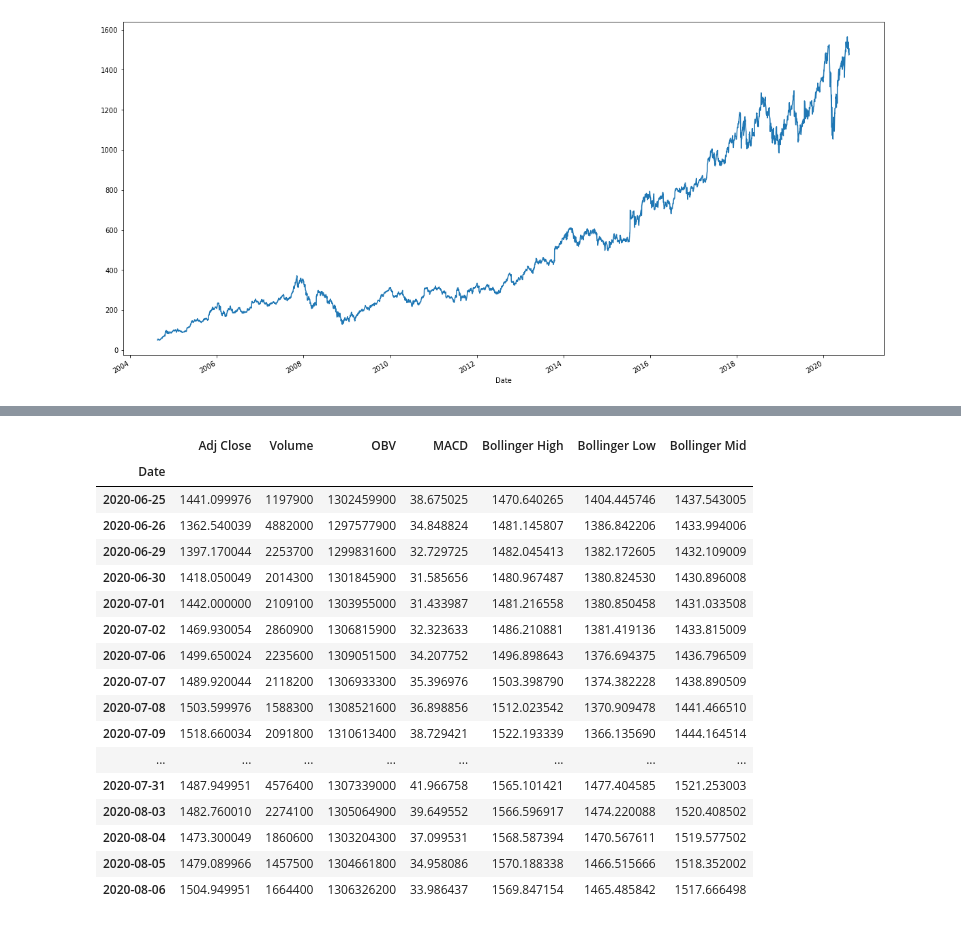
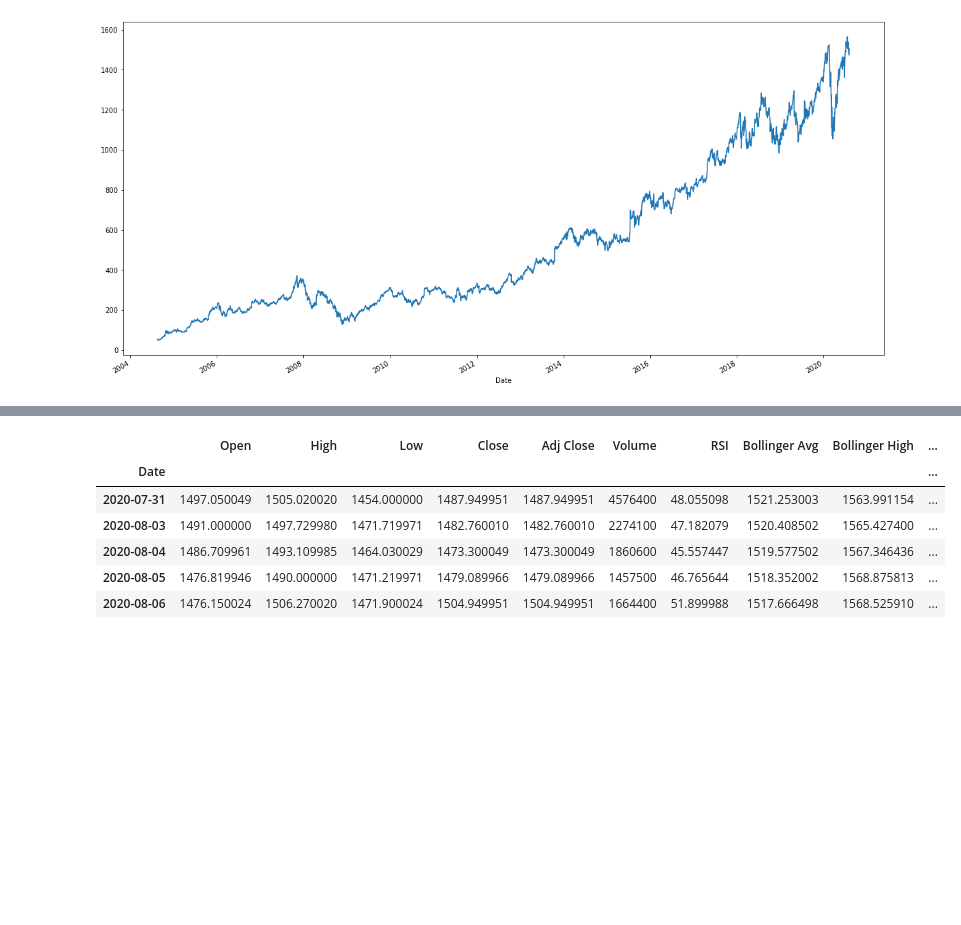
Before and after one commit to jcodedata13/Springboard, a Jupyter notebook: Capstone Two Project - Stock Prediction Time Series.ipynb, the cells around one changed output, grey strips where cells are left out. Saved outputs shown, nothing was run; the diff lists cells and outputs as text; code cells hidden in the pictures; blank space fills up the shorter version.

```diff
--- a/Capstone Two Project - Stock Prediction Time Series.ipynb
+++ b/Capstone Two Project - Stock Prediction Time Series.ipynb
@@ -93,12 +62,0 @@ bollinger_band(df,'Adj Close')
-# %%
-#MACD Functiom Moving Average Convergence Divergence (MACD) is calculated by subtracting the 26-period exponential moving average (EMA) from the 12-period EMA.
-#Along with the MACD line (from subtracting the 12 period EMA from the 16 period EMA) the chart commonly will include a signal
-#line plotted on top of the MACD. This signal line is a 9 day EMA of the MACD
-def MACD(df,col):
-    exp12 = df[col].ewm(12,adjust=False).mean()
-    exp26 = df[col].ewm(26,adjust=False).mean()
-
-    macd = exp12 - exp26
-    return macd
-
-MACD(df,'Adj Close')
@@ -169,5 +62,0 @@ OBV(df,'Adj Close','Volume','2004-09-22','2004-11-30')
-# %%
-#adding indicators to dataframe
-df['OBV'] = OBV(df,'Adj Close','Volume','2004-08-19','2020-08-06')
-df['MACD'] = MACD(df,'Adj Close')
-df[['Bollinger High','Bollinger Low','Bollinger Mid']] = bollinger_band(df,'Adj Close')
@@ -190,21 +68,26 @@ See the caveats in the documentation: https://pandas.pydata.org/pandas-docs/stab
+# %%
+rsi_indicator = RSIIndicator(close=df['Adj Close'])
+bollinger_band_indicator = BollingerBands(close=df['Adj Close'])
+macd_indicator = MACD(df['Adj Close'])
+adx_indicator = ADXIndicator(high=df['High'],low=df['Low'],close=df['Adj Close'])
+aroon_indicator = AroonIndicator(close=df['Adj Close'])
+on_balance_volume_indicator = OnBalanceVolumeIndicator(close=df['Adj Close'],volume=df['Volume'])
+# %%
+df['RSI'] = rsi_indicator.rsi()
+df['Bollinger Avg'] = bollinger_band_indicator.bollinger_mavg()
+df['Bollinger High'] = bollinger_band_indicator.bollinger_hband()
+df['Bollinger Low'] = bollinger_band_indicator.bollinger_lband()
+df['MACD'] = macd_indicator.macd()
+df['ADX'] = adx_indicator.adx()
+df['Aroon'] = aroon_indicator.aroon_indicator()
+df['OBV'] = on_balance_volume_indicator.on_balance_volume()
 # %%
-df.tail(30)
+df.tail()
 # %% [output]
-|  | Adj Close | Volume | OBV | MACD | Bollinger High | Bollinger Low | Bollinger Mid |
-| Date |  |  |  |  |  |  |  |
-| 2020-06-25 | 1441.099976 | 1197900 | 1302459900 | 38.675025 | 1470.640265 | 1404.445746 | 1437.543005 |
-| 2020-06-26 | 1362.540039 | 4882000 | 1297577900 | 34.848824 | 1481.145807 | 1386.842206 | 1433.994006 |
-| 2020-06-29 | 1397.170044 | 2253700 | 1299831600 | 32.729725 | 1482.045413 | 1382.172605 | 1432.109009 |
-| 2020-06-30 | 1418.050049 | 2014300 | 1301845900 | 31.585656 | 1480.967487 | 1380.824530 | 1430.896008 |
-| 2020-07-01 | 1442.000000 | 2109100 | 1303955000 | 31.433987 | 1481.216558 | 1380.850458 | 1431.033508 |
-| 2020-07-02 | 1469.930054 | 2860900 | 1306815900 | 32.323633 | 1486.210881 | 1381.419136 | 1433.815009 |
-| 2020-07-06 | 1499.650024 | 2235600 | 1309051500 | 34.207752 | 1496.898643 | 1376.694375 | 1436.796509 |
-| 2020-07-07 | 1489.920044 | 2118200 | 1306933300 | 35.396976 | 1503.398790 | 1374.382228 | 1438.890509 |
-| 2020-07-08 | 1503.599976 | 1588300 | 1308521600 | 36.898856 | 1512.023542 | 1370.909478 | 1441.466510 |
-| 2020-07-09 | 1518.660034 | 2091800 | 1310613400 | 38.729421 | 1522.193339 | 1366.135690 | 1444.164514 |
-| ... | ... | ... | ... | ... | ... | ... | ... |
-| 2020-07-31 | 1487.949951 | 4576400 | 1307339000 | 41.966758 | 1565.101421 | 1477.404585 | 1521.253003 |
-| 2020-08-03 | 1482.760010 | 2274100 | 1305064900 | 39.649552 | 1566.596917 | 1474.220088 | 1520.408502 |
-| 2020-08-04 | 1473.300049 | 1860600 | 1303204300 | 37.099531 | 1568.587394 | 1470.567611 | 1519.577502 |
-| 2020-08-05 | 1479.089966 | 1457500 | 1304661800 | 34.958086 | 1570.188338 | 1466.515666 | 1518.352002 |
-| 2020-08-06 | 1504.949951 | 1664400 | 1306326200 | 33.986437 | 1569.847154 | 1465.485842 | 1517.666498 |
+|  | Open | High | Low | Close | Adj Close | Volume | RSI | Bollinger Avg | Bollinger High | ... |
+| Date |  |  |  |  |  |  |  |  |  | ... |
+| 2020-07-31 | 1497.050049 | 1505.020020 | 1454.000000 | 1487.949951 | 1487.949951 | 4576400 | 48.055098 | 1521.253003 | 1563.991154 | ... |
+| 2020-08-03 | 1491.000000 | 1497.729980 | 1471.719971 | 1482.760010 | 1482.760010 | 2274100 | 47.182079 | 1520.408502 | 1565.427400 | ... |
+| 2020-08-04 | 1486.709961 | 1493.109985 | 1464.030029 | 1473.300049 | 1473.300049 | 1860600 | 45.557447 | 1519.577502 | 1567.346436 | ... |
+| 2020-08-05 | 1476.819946 | 1490.000000 | 1471.219971 | 1479.089966 | 1479.089966 | 1457500 | 46.765644 | 1518.352002 | 1568.875813 | ... |
+| 2020-08-06 | 1476.150024 | 1506.270020 | 1471.900024 | 1504.949951 | 1504.949951 | 1664400 | 51.899988 | 1517.666498 | 1568.525910 | ... |
```
Also changed, not shown: parts of 30 cells of this notebook.
